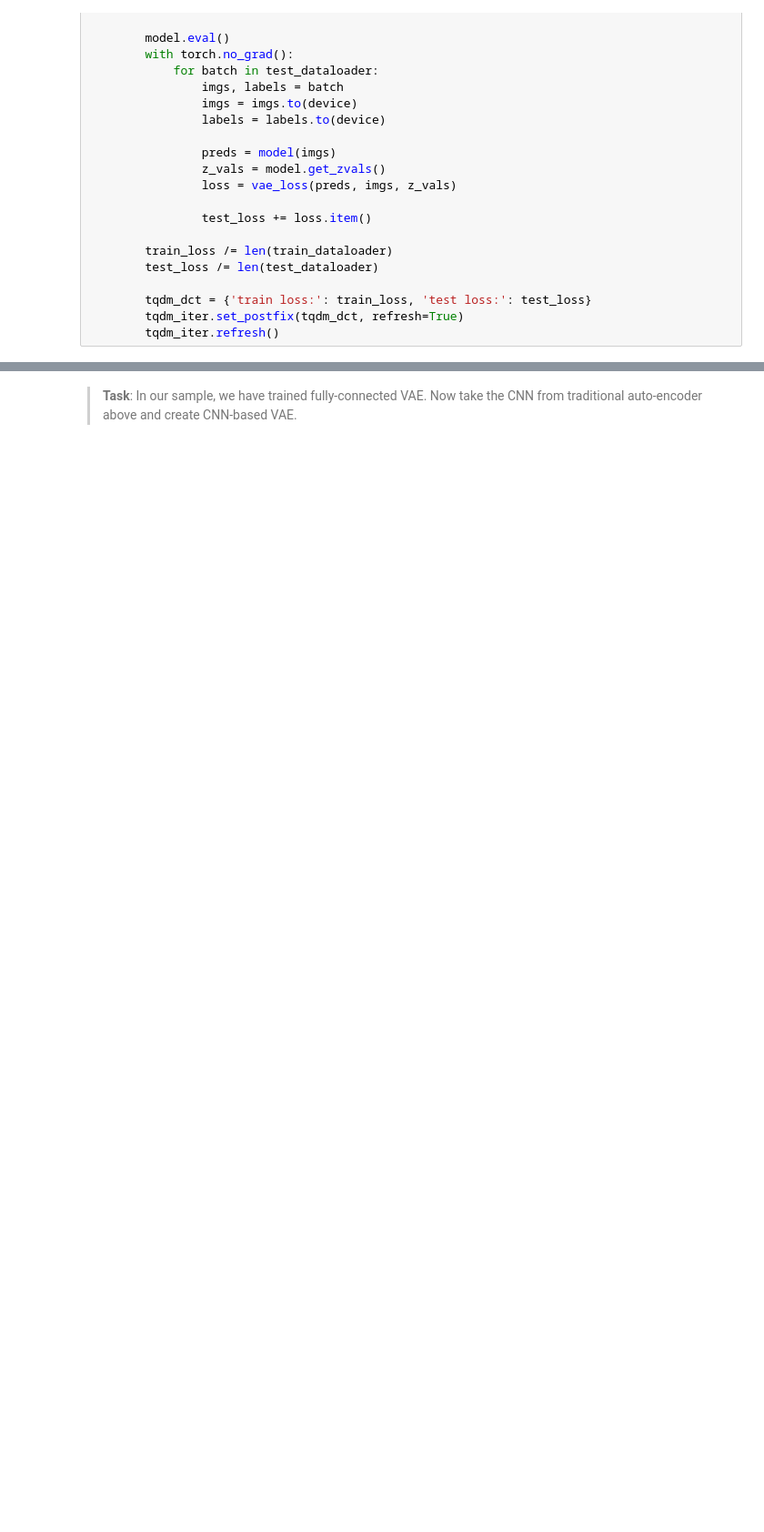
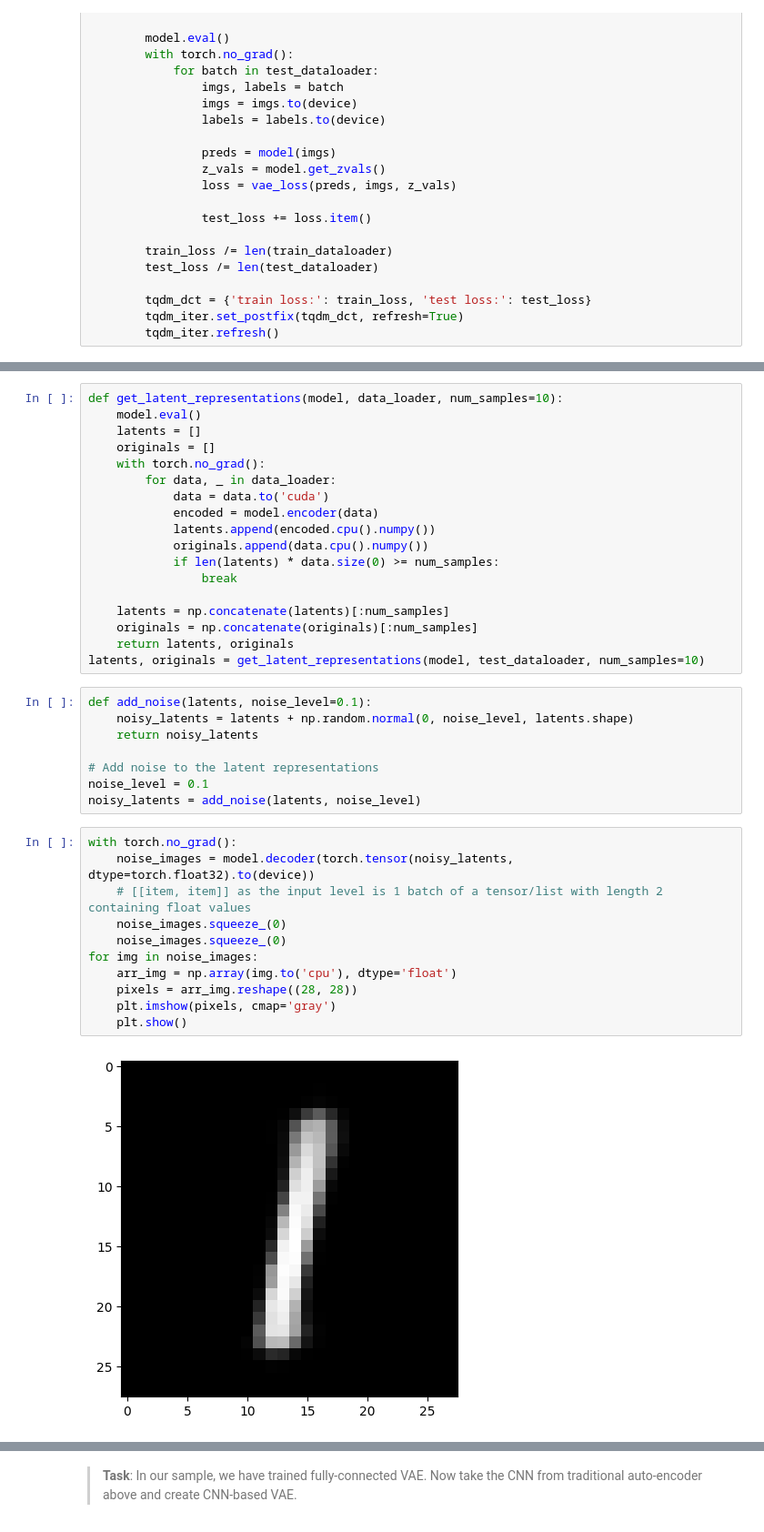
Before and after one commit to KalebKei/AI-For-Beginners, a Jupyter notebook: lessons/4-ComputerVision/09-Autoencoders/lab/AutoEncoderPytorchLab.ipynb, the cells around one changed output, grey strips where cells are left out. Shown at 91% size. Drawn from its saved outputs; the diff is of its cells as text; blank space fills up the shorter version.

```diff
--- a/lessons/4-ComputerVision/09-Autoencoders/lab/AutoEncoderPytorchLab.ipynb
+++ b/lessons/4-ComputerVision/09-Autoencoders/lab/AutoEncoderPytorchLab.ipynb
@@ -234,0 +289,39 @@ NameError: name 'dataloaders' is not defined
+# %%
+def get_latent_representations(model, data_loader, num_samples=10):
+    model.eval()
+    latents = []
+    originals = []
+    with torch.no_grad():
+        for data, _ in data_loader:
+            data = data.to('cuda')
+            encoded = model.encoder(data)
+            latents.append(encoded.cpu().numpy())
+            originals.append(data.cpu().numpy())
+            if len(latents) * data.size(0) >= num_samples:
+                break
+
+    latents = np.concatenate(latents)[:num_samples]
+    originals = np.concatenate(originals)[:num_samples]
+    return latents, originals
+latents, originals = get_latent_representations(model, test_dataloader, num_samples=10)
+# %%
+def add_noise(latents, noise_level=0.1):
+    noisy_latents = latents + np.random.normal(0, noise_level, latents.shape)
+    return noisy_latents
+
+# Add noise to the latent representations
+noise_level = 0.1
+noisy_latents = add_noise(latents, noise_level)
+# %%
+with torch.no_grad():
+    noise_images = model.decoder(torch.tensor(noisy_latents, dtype=torch.float32).to(device))
+    # [[item, item]] as the input level is 1 batch of a tensor/list with length 2 containing float values
+    noise_images.squeeze_(0)
+    noise_images.squeeze_(0)
+for img in noise_images:
+    arr_img = np.array(img.to('cpu'), dtype='float')
+    pixels = arr_img.reshape((28, 28))
+    plt.imshow(pixels, cmap='gray')
+    plt.show()
+# %% [output]
+[figure, added]
```
Also changed, not shown: parts of 8 cells of this notebook, 1 other file.
